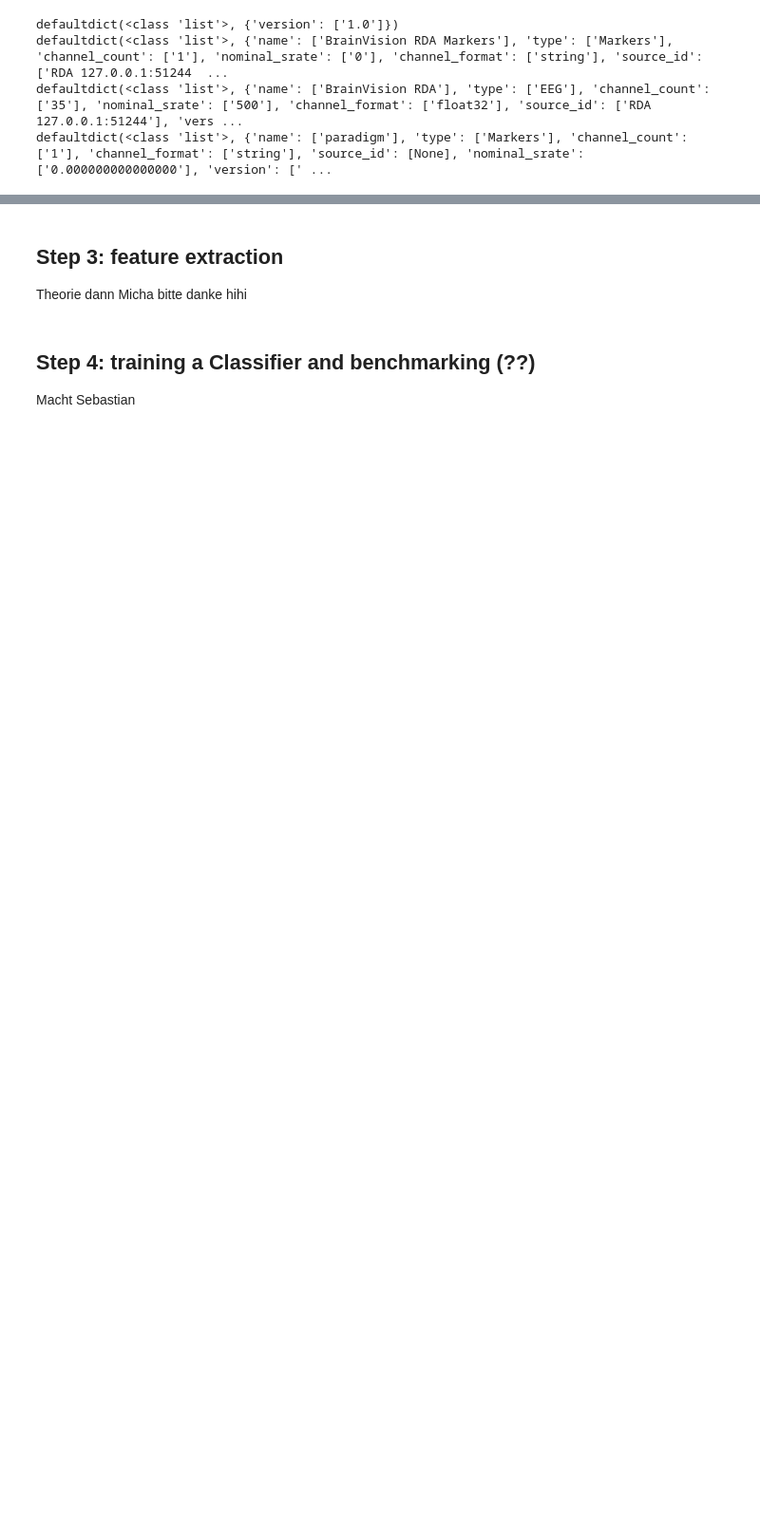
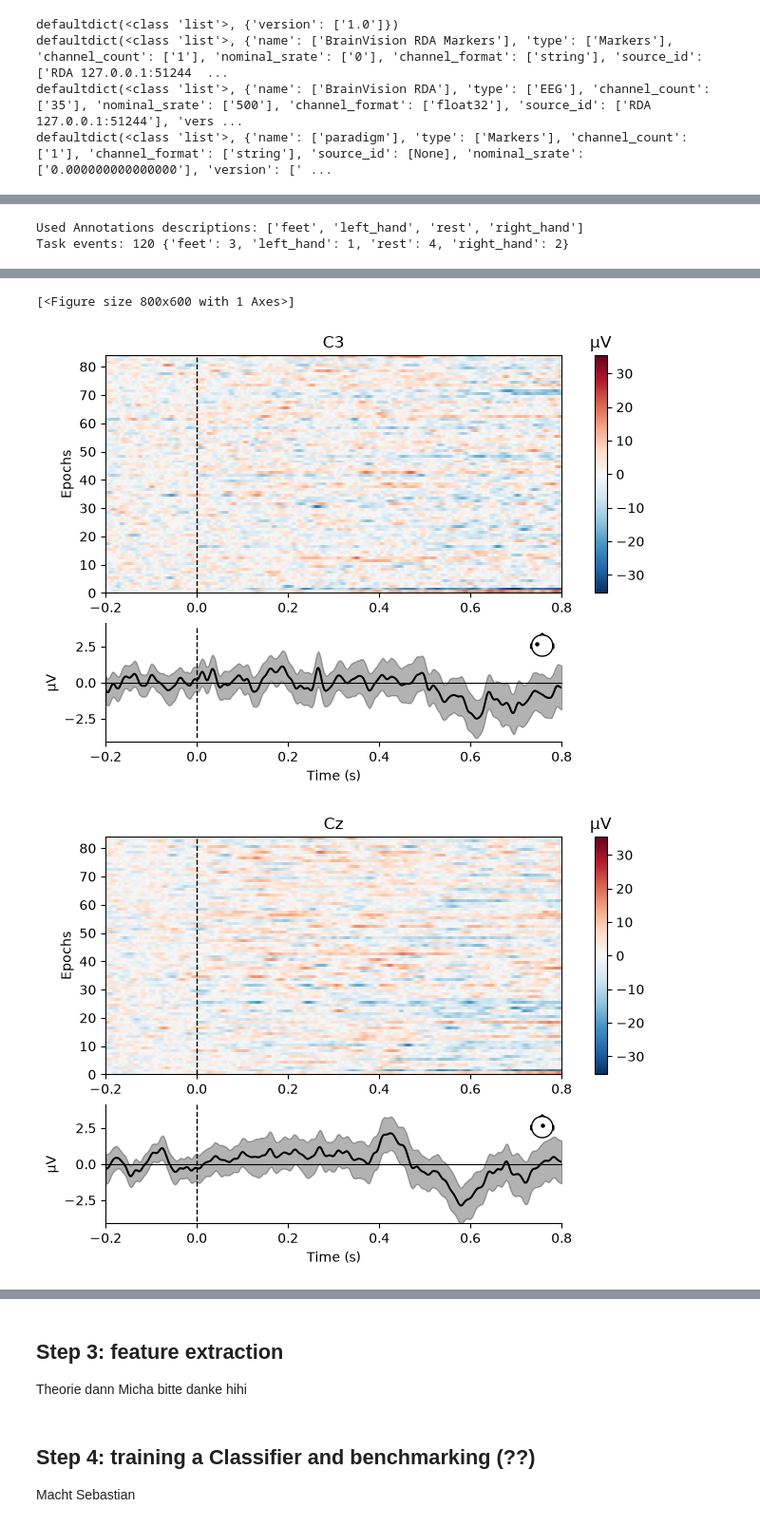
Before and after one commit to Mirage-91/Mirage91, a Jupyter notebook: HowTo/MI.ipynb, the cells around one changed output, grey strips where cells are left out. Shown at 95% size. Cells and saved outputs as stored; diff of their text form; code cells hidden in the pictures; blank space fills up the shorter version.

```diff
--- a/HowTo/MI.ipynb
+++ b/HowTo/MI.ipynb
@@ -78,0 +171,60 @@ sum of all the pauses: 14400
+# %%
+# Convert the XDF marker timestamps to annotations on the filtered EEG.
+marker_onsets = marker_stream["time_stamps"] - eeg_stream["time_stamps"][0]
+marker_labels = [marker[0].strip() for marker in marker_stream["time_series"]]
+in_recording = (marker_onsets >= 0) & (marker_onsets <= filtered_sig.times[-1])
+filtered_sig.set_annotations(
+    mne.Annotations(
+        onset=marker_onsets[in_recording],
+        duration=[0.0] * sum(in_recording),
+        description=[label for label, keep in zip(marker_labels, in_recording) if keep],
+    )
+)
+
+# Keep only task markers; pauses and block markers are not MI trials.
+task_event_id = {
+    "left_hand": 1,
+    "right_hand": 2,
+    "feet": 3,
+    "rest": 4,
+}
+events, event_id = mne.events_from_annotations(
+    filtered_sig,
+    event_id=task_event_id,
+)
+print("Task events:", len(events), event_id)
+# %% [output]
+Used Annotations descriptions: ['feet', 'left_hand', 'rest', 'right_hand']
+Task events: 120 {'feet': 3, 'left_hand': 1, 'rest': 4, 'right_hand': 2}
+# %%
+flat_criteria = dict(eeg=1e-6)
+reject_criteria = dict(eeg=1e-4)
+tmin = -0.2
+tmax = 0.8
+
+epochs = mne.Epochs(
+    filtered_car,
+    events,
+    event_id=event_id,
+    tmin=tmin,
+    tmax=tmax,
+    baseline=(None, 0),
+    reject=reject_criteria,
+    flat=flat_criteria,
+    reject_by_annotation=False,
+    preload=True,
+)
+print("Retained trials per class:", {name: len(epochs[name]) for name in event_id})
+
+# Inspect individual trials and compare the average waveform for each class.
+epochs.plot_image(picks=["C3", "Cz", "C4"], show=False)
+evokeds = {name: epochs[name].average() for name in event_id}
+mne.viz.plot_compare_evokeds(
+    evokeds,
+    picks=["C3", "Cz", "C4"],
+    combine="mean",
+    show=False,
+)
+
+# Artifact thresholds can be tuned after inspecting the rejected trials.
+# %% [output]
@@ -78,0 +248,3 @@ sum of all the pauses: 14400
+[<Figure size 800x600 with 1 Axes>]
+[figure, added]
+[figure, added]
```
Also changed, not shown: parts of 10 cells of this notebook.
